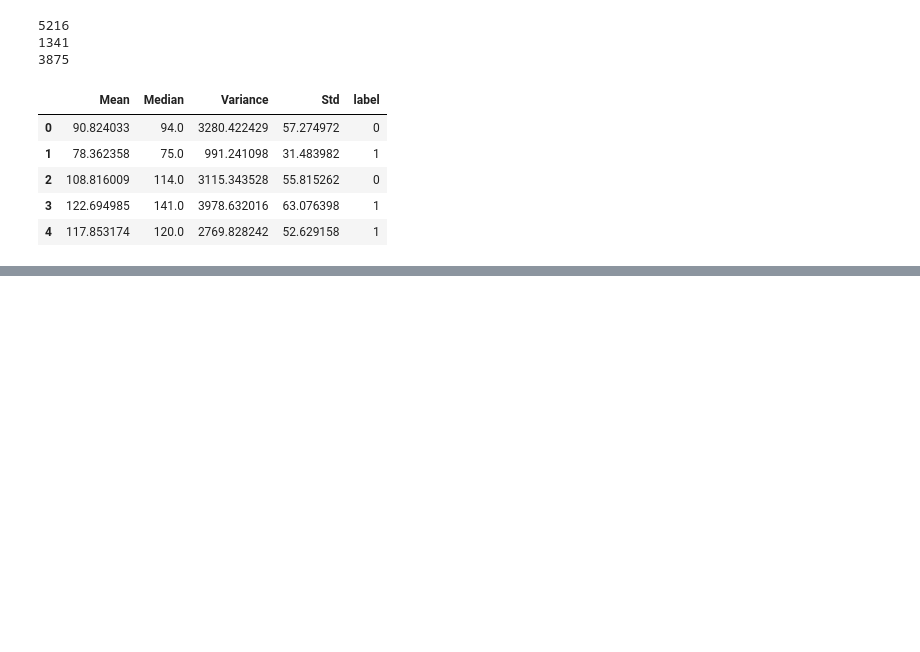
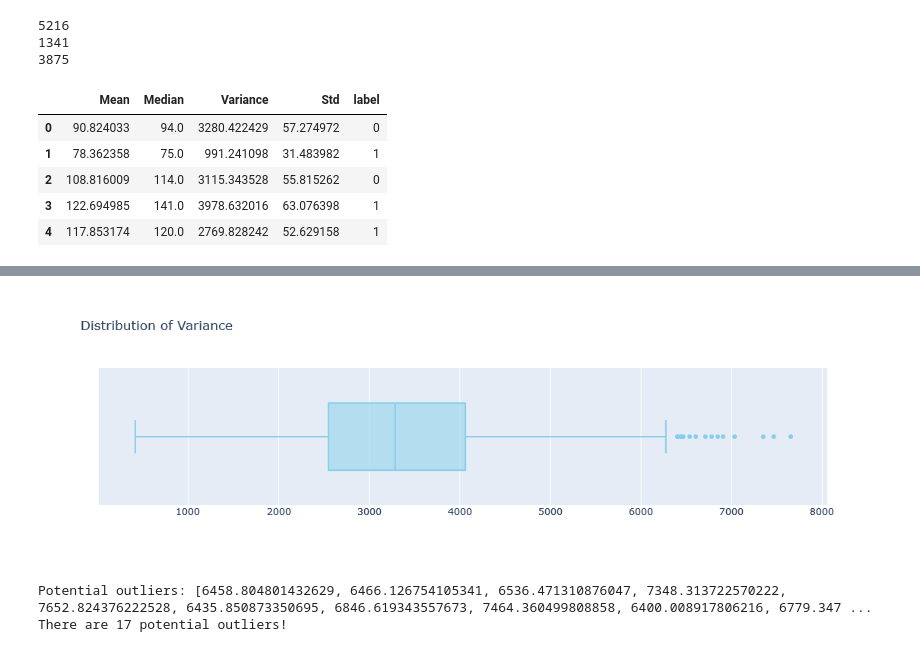
Before and after one commit to arfan64shah/Pneumonia_Detection, a Jupyter notebook: Pneumonia_Detection.ipynb, the cells around one changed output, grey strips where cells are left out. Cells and saved outputs as stored; diff of their text form; code cells hidden in the pictures; blank space fills up the shorter version.

```diff
--- a/Pneumonia_Detection.ipynb
+++ b/Pneumonia_Detection.ipynb
@@ -284,0 +389,45 @@ dataset.head()
+# %%
+# plot a boxplot for Variance
+fig = go.Figure()
+
+fig.add_trace(go.Box(x = dataset['Variance'], name = '', marker = dict(color = 'skyblue')))
+fig.update_layout(title = 'Distribution of Variance')
+fig.show()
+# %% [output]
+[figure, added]
+# %%
+# now find all the outliers in variance column
+
+# find min and max
+min = np.min(dataset['Variance'])
+max = np.max(dataset['Variance'])
+
+# q1, q2, q3, iqr
+q1 = np.percentile(dataset['Variance'], 25)
+q2 = np.percentile(dataset['Variance'], 50)
+q3 = np.percentile(dataset['Variance'], 75)
+
+iqr = q3 - q1
+
+# find upper and lower bounds
+lower_bound = q1 - 1.5*iqr
+upper_bound = q3 + 1.5*iqr
+
+# create a list
+var_outliers = []
+
+# apply for loop through varaince column and find values less than lower bound and greater than upper bound
+for z in dataset['Variance']:
+    if (z < lower_bound or z > upper_bound):
+        var_outliers.append(z)
+
+# print outliers
+if (len(var_outliers) == 0):
+    print("Wow! There are no outliers!")
+else:
+    print("Potential outliers:", var_outliers)
+
+print("There are", len(var_outliers), "potential outliers!")
+# %% [output]
+Potential outliers: [6458.804801432629, 6466.126754105341, 6536.471310876047, 7348.313722570222, 7652.824376222528, 6435.850873350695, 6846.619343557673, 7464.360499808858, 6400.008917806216, 6779.347 ...
+There are 17 potential outliers!
```
Also changed, not shown: parts of 6 cells of this notebook.
